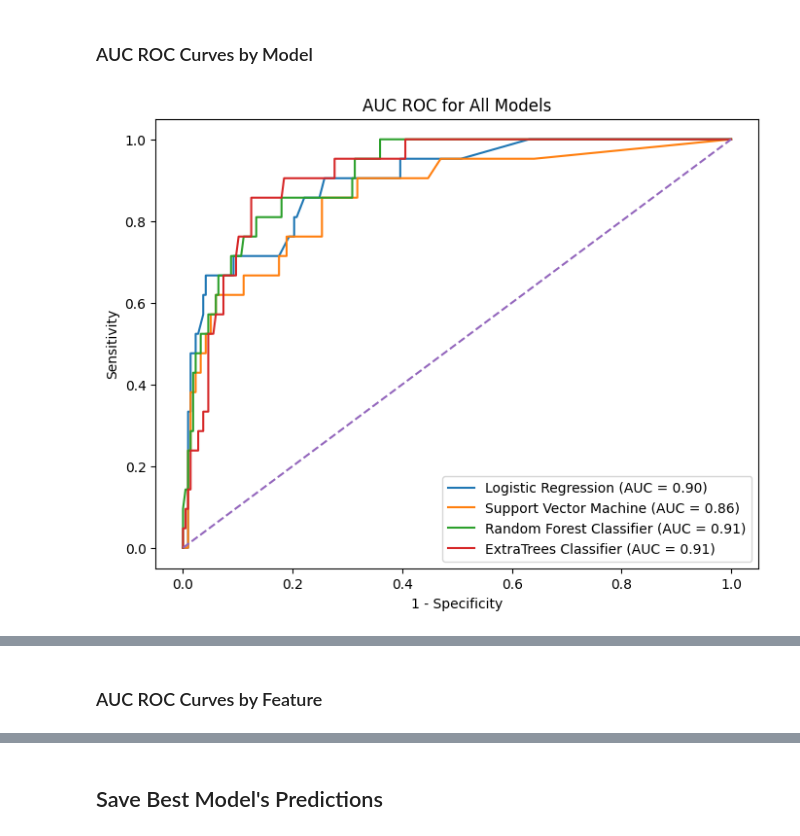
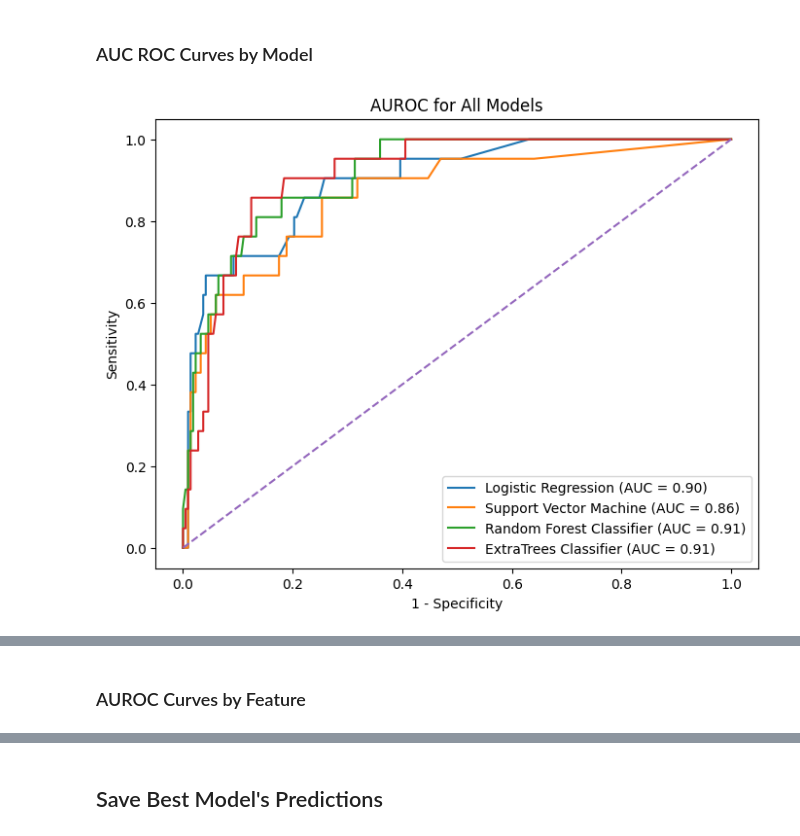
Before and after one commit to lshpaner/ckd_uae, a Jupyter notebook: CKD_UAE_Modeling.ipynb, the cells around one changed output, grey strips where cells are left out. Cells and saved outputs as stored; diff of their text form; code cells hidden in the pictures.

```diff
--- a/CKD_UAE_Modeling.ipynb
+++ b/CKD_UAE_Modeling.ipynb
@@ -232,36 +227,28 @@ rstate = 222  # random state for reproducibility
 
 # Logistic regression with balanced class weight
 # Standardize features by removing the mean and scaling to unit variance
-pipeline_lr = Pipeline(
-    [
-        ("scaler", StandardScaler()),  # Standardize features
-        ("lr", LogisticRegression(class_weight="balanced", random_state=rstate)),
-    ]
-)
+pipeline_lr = Pipeline([
+    ("scaler", StandardScaler()),  # Standardize features
+    ("lr", LogisticRegression(class_weight="balanced", random_state=rstate)),
+])
 
 # SVM with balanced class weight
-pipeline_svm = Pipeline(
-    [
-        ("scaler", StandardScaler()),  # Standardize features
-        ("svm", SVC(class_weight="balanced", probability=True, random_state=rstate)),
-    ]
-)
+pipeline_svm = Pipeline([
+    ("scaler", StandardScaler()),  # Standardize features
+    ("svm", SVC(class_weight="balanced", probability=True, random_state=rstate)),
+])
 
 # Random forest with balanced class weight
-pipeline_rf = Pipeline(
-    [
-        ("scaler", StandardScaler()),  # Standardize features
-        ("rf", RandomForestClassifier(class_weight="balanced", random_state=rstate)),
-    ]
-)
+pipeline_rf = Pipeline([
+    ("scaler", StandardScaler()),  # Standardize features
+    ("rf", RandomForestClassifier(class_weight="balanced", random_state=rstate)),
+])
 
 # Define the Extra Trees pipeline; Extra Trees with balanced class weight
-pipeline_et = Pipeline(
-    [
-        ("scaler", StandardScaler()),  # Standardize features
-        ("et", ExtraTreesClassifier(class_weight="balanced", random_state=rstate)),
-    ]
-)
+pipeline_et = Pipeline([
+    ("scaler", StandardScaler()),  # Standardize features
+    ("et", ExtraTreesClassifier(class_weight="balanced", random_state=rstate)),
+])
 
 # Define the parameter grids for each model. The keys are prefixed with the
 # model's name from the pipeline followed by a double underscore to specify
@@ -593,21 +562,21 @@ plt.show()
 # %% [markdown]
 ### AUC ROC Curves by Model
 # %%
-plt.figure(figsize=(8, 6))
+plt.figure(figsize=(8,6))
 for name, proba in model_dict.items():
     fpr, tpr, _ = roc_curve(y_test, proba)  # calculate values for TPR, FPR
     auc_models = auc(fpr, tpr)  # calculate the auc for all models
     plt.plot(fpr, tpr, label=f"{name} (AUC = {auc_models:.2f})")  # plot the ROC AUC
 
 plt.plot([0, 1], [0, 1], "--")
-plt.title("AUC ROC for All Models")
+plt.title("AUROC for All Models")
 plt.xlabel("1 - Specificity")
 plt.ylabel("Sensitivity")
 plt.legend()
 plt.savefig(os.path.join(image_path, "roc_auc_models.svg"))
 plt.show()
 # %% [output]
-[figure, old version]
+[figure, new version]
 # %%
 metrics_df = evaluate_model_metrics(y_test=y_test, model_dict=model_dict, threshold=0.5)
 metrics_df
@@ -621,7 +590,7 @@ metrics_df
 | Average Precision | 0.520694 | 0.466152 | 0.563493 | 0.484984 | Random Forest Classifier |
 | Brier Score | 0.053218 | 0.062154 | 0.057686 | 0.058575 | Logistic Regression |
 # %% [markdown]
-### AUC ROC Curves by Feature
+### AUROC Curves by Feature
 # %%
 # Dictionary of model predictions
 model_predictions = probas_dict["grid_search_rf_proba"]
```
Also changed, not shown: parts of 11 cells of this notebook.
